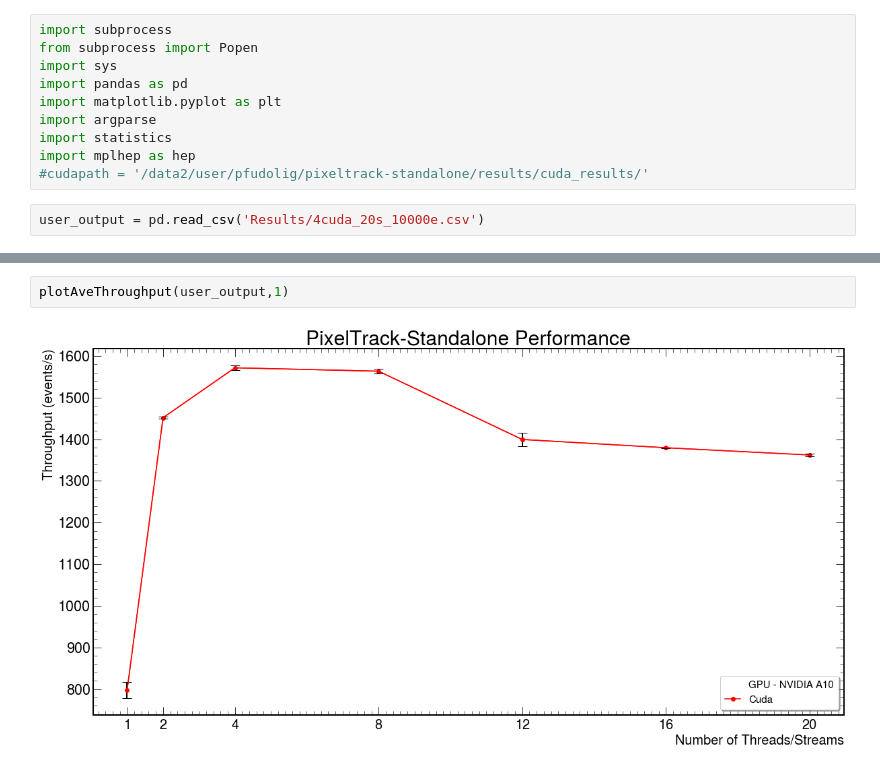
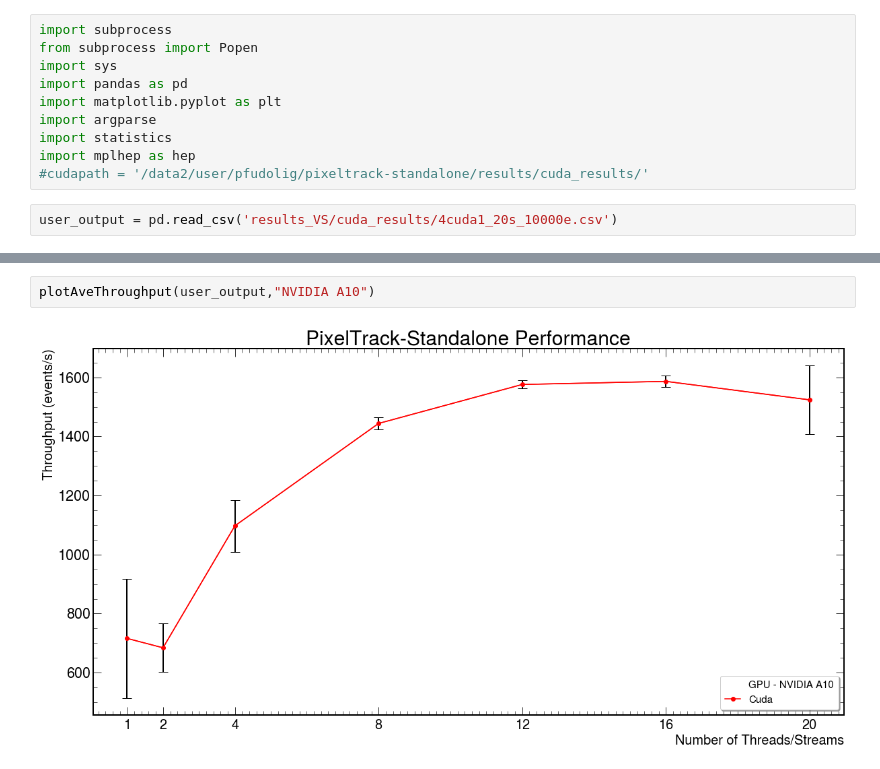
Before and after one commit to pfudolig/pixeltrack-standalone, a Jupyter notebook: plot_cuda.ipynb, the cells around one changed output, grey strips where cells are left out. Cells and saved outputs as stored; diff of their text form.

```diff
--- a/plot_cuda.ipynb
+++ b/plot_cuda.ipynb
@@ -9,7 +9,7 @@ import statistics
 import mplhep as hep
 #cudapath = '/data2/user/pfudolig/pixeltrack-standalone/results/cuda_results/'
 # %%
-user_output = pd.read_csv('Results/4cuda_20s_10000e.csv')
+user_output = pd.read_csv('results_VS/cuda_results/4cuda1_20s_10000e.csv')
 # %%
 def plotAveThroughput(dataframe,gpu):
     #Plot average throughput as a function of amount of streams
@@ -64,4 +38,4 @@ def plotAveThroughput(dataframe,gpu):
 # %%
-plotAveThroughput(user_output,1)
+plotAveThroughput(user_output,"NVIDIA A10")
 # %% [output]
-[figure, old version]
+[figure, new version]
```
Also changed, not shown: parts of 1 cell of this notebook, 5 other files.
